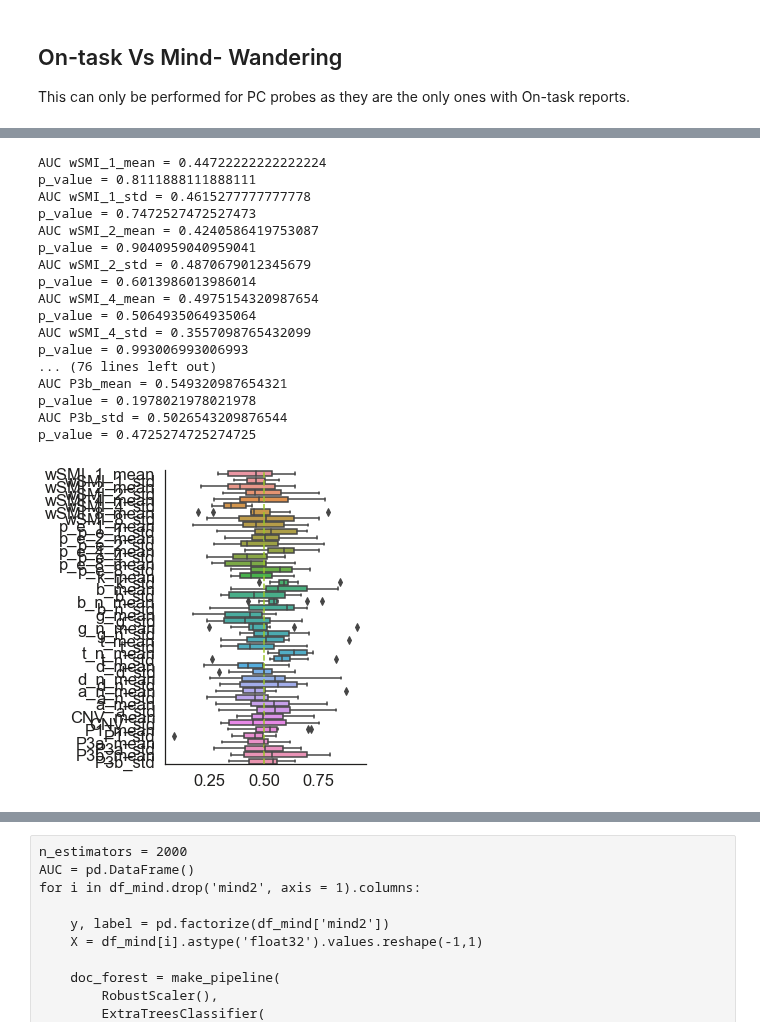
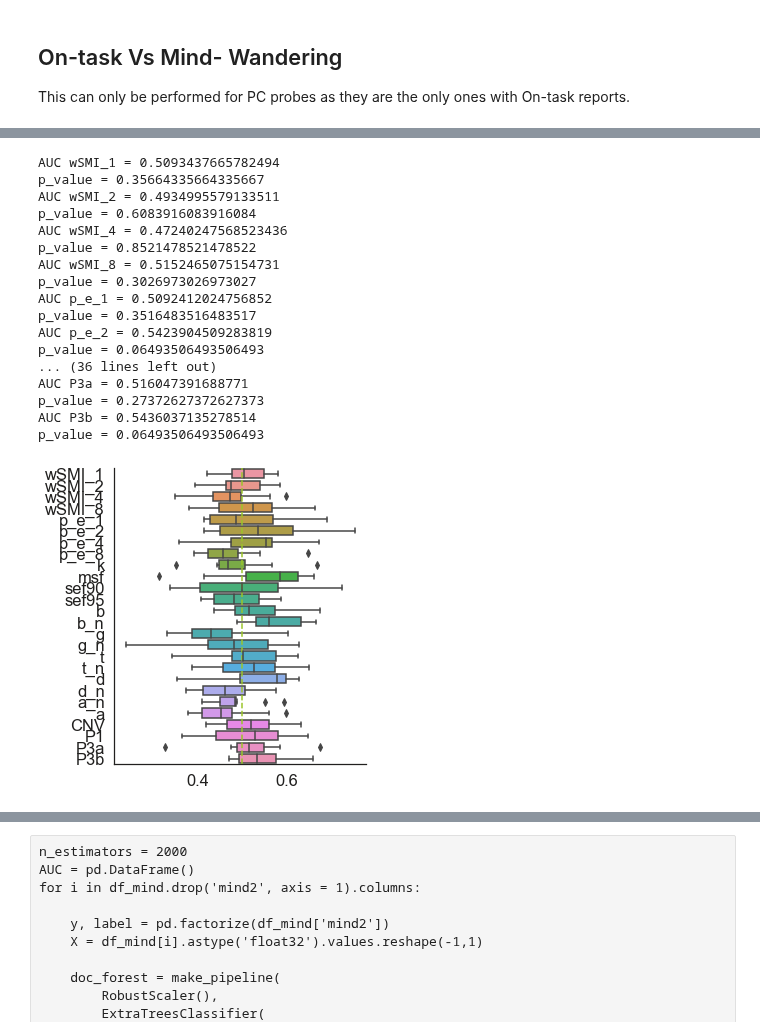
Before and after one commit to Nicobruno92/mw_markers_project, a Jupyter notebook: univariate_analysis.ipynb, the cells around one changed output, grey strips where cells are left out. Drawn from its saved outputs; the diff is of its cells as text; code cells hidden in the pictures.

```diff
--- a/univariate_analysis.ipynb
+++ b/univariate_analysis.ipynb
@@ -72,8 +70,8 @@ epoch_type = 'evoked'
 
 all_participants = ['VP07','VP08','VP09', 'VP10','VP11','VP12','VP13','VP14','VP18','VP19','VP20','VP22','VP23','VP24','VP25','VP26','VP27','VP28','VP29','VP30','VP31','VP32','VP33','VP35','VP36','VP37']
 
-path = '/media/nicolas.bruno/63f8a366-34b7-4896-a7ce-b5fb4ee78535/Nico/MW_eeg_data/minmarker/' #icm-linux
-# path = '/Users/nicobruno/ownCloud/MW_eeg_data/minmarker/' #nico-mac
+# path = '/media/nicolas.bruno/63f8a366-34b7-4896-a7ce-b5fb4ee78535/Nico/MW_eeg_data/minmarker/' #icm-linux
+path = '/Users/nicobruno/ownCloud/MW_eeg_data/minmarker/' #nico-mac
 # %%
 df = pd.DataFrame()
 
@@ -89,8 +87,8 @@ for i,v in enumerate(all_participants):
 # df.to_csv('Data/all_markers.csv')
 # %%
 markers = ['wSMI_1', 'wSMI_2', 'wSMI_4', 'wSMI_8', 'p_e_1', 'p_e_2',
-       'p_e_4', 'p_e_8', 'k', 'b', 'b_n', 'g', 'g_n', 't', 't_n',
-       'd', 'd_n', 'a_n', 'a', 'CNV', 'P1', 'P3a', 'P3b']
+       'p_e_4', 'p_e_8', 'k', 'msf', 'sef90', 'sef95', 'b', 'b_n', 'g',
+       'g_n', 't', 't_n', 'd', 'd_n', 'a_n', 'a', 'CNV', 'P1', 'P3a', 'P3b']
 erps =['CNV', 'P1', 'P3a', 'P3b']
 
 
@@ -106,5 +104,6 @@ df_markers = (df_markers
               .drop(['stimuli', 'correct', 'prev_trial', 'label', 'events',  'epoch_type'], axis = 1)
               .query("mind in ['on-task','dMW', 'sMW']")
               .groupby(['segment', 'participant']).filter(lambda x: len(x) > 1)
-             )
+             ).drop('se', axis =1)
+
 df_markers.to_csv('Data/all_markers.csv')
@@ -410,44 +409,46 @@ pio.write_json(fig, 'Figs/univariate_roc_mw_segment.plotly')
 # %%
 AUC = pd.DataFrame()
 pvalues = {}
 for i in df_mind.drop('mind2', axis = 1).columns:
 
 
     AUC[i], pvalues[i] =  univariate_classifier(
     data= df_mind, label = 'mind2', feature = i, model = 'SVM', grid_search=False, permutation=True, n_permutations = 1000
 )
 
 
 sns.catplot(data = AUC, kind = 'box', orient = 'h')
 plt.axvline(x = 0.5, linestyle = 'dashed')
 plt.show()
 
 p_df =pd.DataFrame.from_dict(pvalues, orient = 'index', columns = ['p_value']).reset_index().rename(columns ={'index': 'markers'})
 svc_mind = (AUC.reset_index().melt(id_vars = ['index'], var_name = 'markers', value_name = 'AUC')
             .drop('index', axis = 1)
             .merge(p_df, on = 'markers', how = 'inner')
-            .assign(significant = lambda df: np.where(df.p_value< 0.05, 'Significant', 'Not significant'))
+            .assign(p_corrected = lambda df: multipletests(df.p_value, method = 'fdr_bh')[1],
+                    significant = lambda df: np.select([(df.p_value < 0.05) & (df.p_corrected < 0.05), (df.p_value < 0.05) & (df.p_corrected > 0.05),
+                                                 (df.p_value > 0.05) & (df.p_corrected > 0.05)], ['p < 0.05 FDR corrected','p < 0.05 uncorrected', 'p > 0.05']))
            )
 svc_mind.to_csv('Data/univariate_svc_mind_segment.csv')
 # %% [output]
-AUC wSMI_1_mean = 0.44722222222222224
-p_value = 0.8111888111888111
-AUC wSMI_1_std = 0.4615277777777778
-p_value = 0.7472527472527473
-AUC wSMI_2_mean = 0.4240586419753087
-p_value = 0.9040959040959041
-AUC wSMI_2_std = 0.4870679012345679
-p_value = 0.6013986013986014
-AUC wSMI_4_mean = 0.4975154320987654
-p_value = 0.5064935064935064
-AUC wSMI_4_std = 0.3557098765432099
-p_value = 0.993006993006993
-... (76 lines left out)
-AUC P3b_mean = 0.549320987654321
-p_value = 0.1978021978021978
-AUC P3b_std = 0.5026543209876544
-p_value = 0.4725274725274725
+AUC wSMI_1 = 0.5093437665782494
+p_value = 0.35664335664335667
+AUC wSMI_2 = 0.4934995579133511
+p_value = 0.6083916083916084
+AUC wSMI_4 = 0.47240247568523436
+p_value = 0.8521478521478522
+AUC wSMI_8 = 0.5152465075154731
+p_value = 0.3026973026973027
+AUC p_e_1 = 0.5092412024756852
+p_value = 0.3516483516483517
+AUC p_e_2 = 0.5423904509283819
+p_value = 0.06493506493506493
+... (36 lines left out)
+AUC P3a = 0.516047391688771
+p_value = 0.27372627372627373
+AUC P3b = 0.5436037135278514
+p_value = 0.06493506493506493
-[figure, old version]
+[figure, new version]
 # %%
 svc_mind = pd.read_csv('Data/univariate_svc_mind_segment.csv')
 
```
Also changed, not shown: parts of 15 cells of this notebook, 19 other files.
